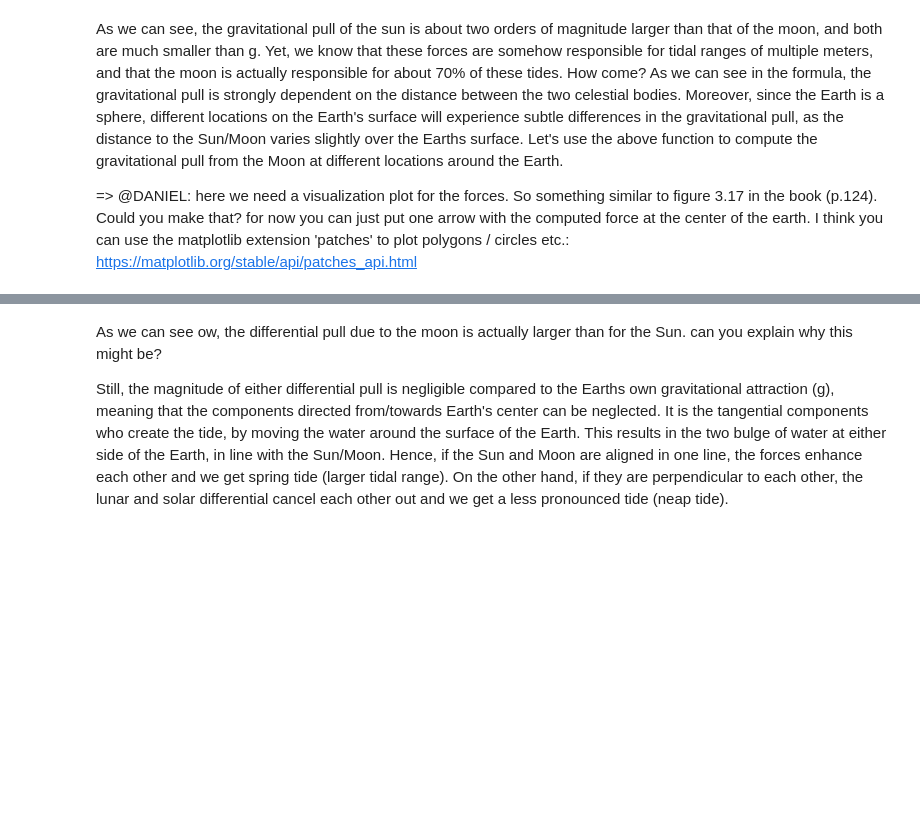
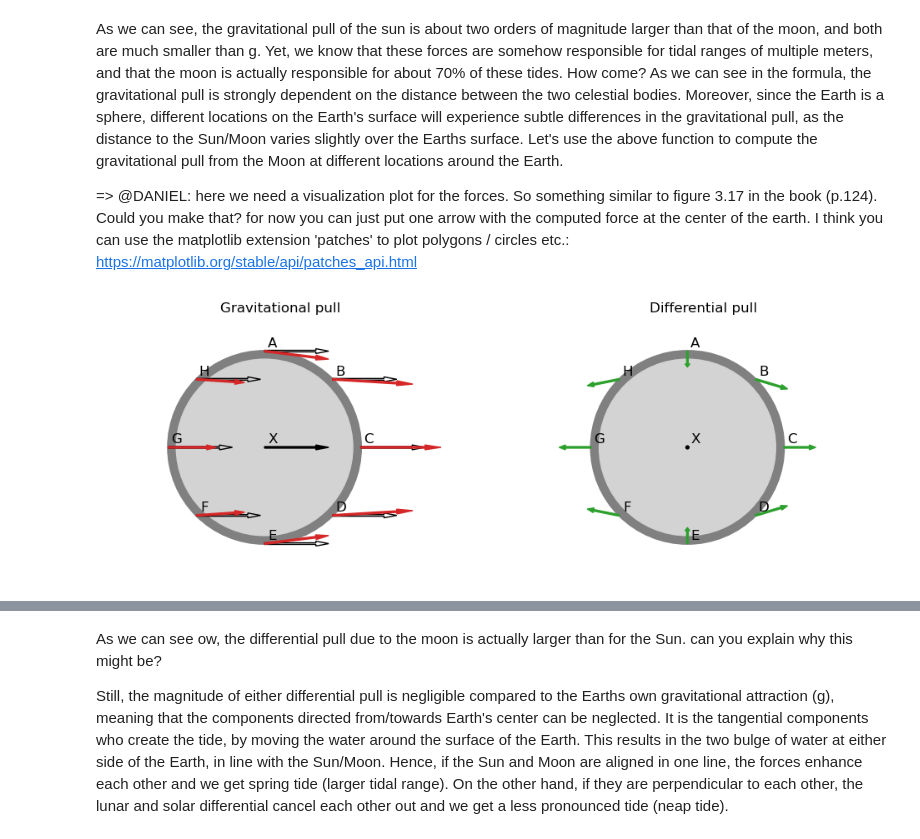
Before and after one commit to FlorisCalkoen/CoastalCodebook, a Jupyter notebook: coastalcodebook/assignments/02_the_tide/02_the_tide.ipynb, the cells around one changed output, grey strips where cells are left out. Drawn from its saved outputs; the diff is of its cells as text; code cells hidden in the pictures; blank space fills up the shorter version.

Commit message:
Some changes on the tide and escoffier curve nbs

```diff
--- a/coastalcodebook/assignments/02_the_tide/02_the_tide.ipynb
+++ b/coastalcodebook/assignments/02_the_tide/02_the_tide.ipynb
@@ -58,5 +60,61 @@ Gravitational pull from the Moon on the center of Earth: 3.39E-06 g
 As we can see, the gravitational pull of the sun is about two orders of magnitude larger than that of the moon, and both are much smaller than g. Yet, we know that these forces are somehow responsible for tidal ranges of multiple meters, and that the moon is actually responsible for about 70% of these tides. How come? As we can see in the formula, the gravitational pull is strongly dependent on the distance between the two celestial bodies. Moreover, since the Earth is a sphere, different locations on the Earth's surface will experience subtle differences in the gravitational pull, as the distance to the Sun/Moon varies slightly over the Earths surface. Let's use the above function to compute the gravitational pull from the Moon at different locations around the Earth.
 
 => @DANIEL: here we need a visualization plot for the forces. So something similar to figure 3.17 in the book (p.124). Could you make that? for now you can just put one arrow with the computed force at the center of the earth. I think you can use the matplotlib extension 'patches' to plot polygons / circles etc.: https://matplotlib.org/stable/api/patches_api.html
+# %%
+### VISUAIZATION FIGURE GRAV PULL
+fig, axs = plt.subplots(1,2, figsize=(12,4))
+
+# Adding outer and inner circles
+circ_out = mpatches.Circle((0,0),0.3, fill = True,color='grey',linewidth = 2)
+circ_in = mpatches.Circle((0,0),0.275, fill = True, color = 'lightgrey')
+circ_c = mpatches.Circle((0,0),0.005, fill = True, color = 'black')
+axs[0].add_patch(circ_out)
+axs[0].add_patch(circ_in)
+axs[1].add_patch(mpatches.Circle((0,0),0.3, fill = True,color='grey',linewidth = 2))
+axs[1].add_patch(mpatches.Circle((0,0),0.275, fill = True, color = 'lightgrey'))
+axs[1].add_patch(circ_c)
+
+
+# Arrow coordinates per position
+positions = {
+        'X':    [0, 0, 0.2, 0],
+        'A':    [0, 0.3, 0.2, -0.025],
+        'B':    [0.3*np.cos(45*np.pi/180), 0.3*np.cos(45*np.pi/180), 0.25, -0.015],
+        'C':    [0.3, 0, 0.25, 0],
+        'D':    [0.3*np.cos(45*np.pi/180),-0.3*np.cos(45*np.pi/180), 0.25, 0.015],
+        'E':    [0, -0.3, 0.2, 0.025],
+        'F':    [-0.3*np.cos(45*np.pi/180),-0.3*np.cos(45*np.pi/180), 0.15, 0.01],
+        'G':    [-0.3, 0, 0.15, 0],
+        'H':    [-0.3*np.cos(45*np.pi/180),0.3*np.cos(45*np.pi/180), 0.15, -0.01],
+}
+
+for pos in positions:
+        # Center of the Earth
+        if pos == 'X':
+                axs[0].add_patch(mpatches.Arrow(*positions[pos],width=0.025, color='k'))
+
+        # Other positions
+        else:
+                # Gravitational pull
+                axs[0].add_patch(mpatches.Arrow(*positions[pos][0:2], 0.2, 0, width=0.025, edgecolor='k', facecolor='None'))    # GP at center of Earth
+                axs[0].add_patch(mpatches.Arrow(*positions[pos],width=0.025, color='C3'))                                          # GP at each individual location
+
+                # Differential pull
+                diffpull = list(2*(np.array(positions[pos][2:]) - np.array(positions['X'][2:])))        # Subtract th GP at the center from the other locations
+                axs[1].add_patch(mpatches.Arrow(*positions[pos][0:2], *diffpull, width=0.025, color='C2'))
+
+# Adding center and text
+titles = ['Gravitational pull', 'Differential pull']
+for i in range(len(axs)):
+        for pos in positions:
+                coords = [x + 0.025 for x in positions[pos][0:2]]
+                axs[i].text(*coords,pos, fontsize=12, ha='center', va='center')
+        axs[i].axis('equal')
+        axs[i].axis('off')
+        axs[i].set_xlim(-0.6,0.7)
+        axs[i].set_ylim(-0.4,0.4)
+        axs[i].set_title(titles[i])
+# %% [output]
+[figure, added]
 # %%
 # Trying to get the magnitude and directions of the gravitational pull for all points.
```
Also changed, not shown: parts of 12 cells of this notebook, 1 other file.
